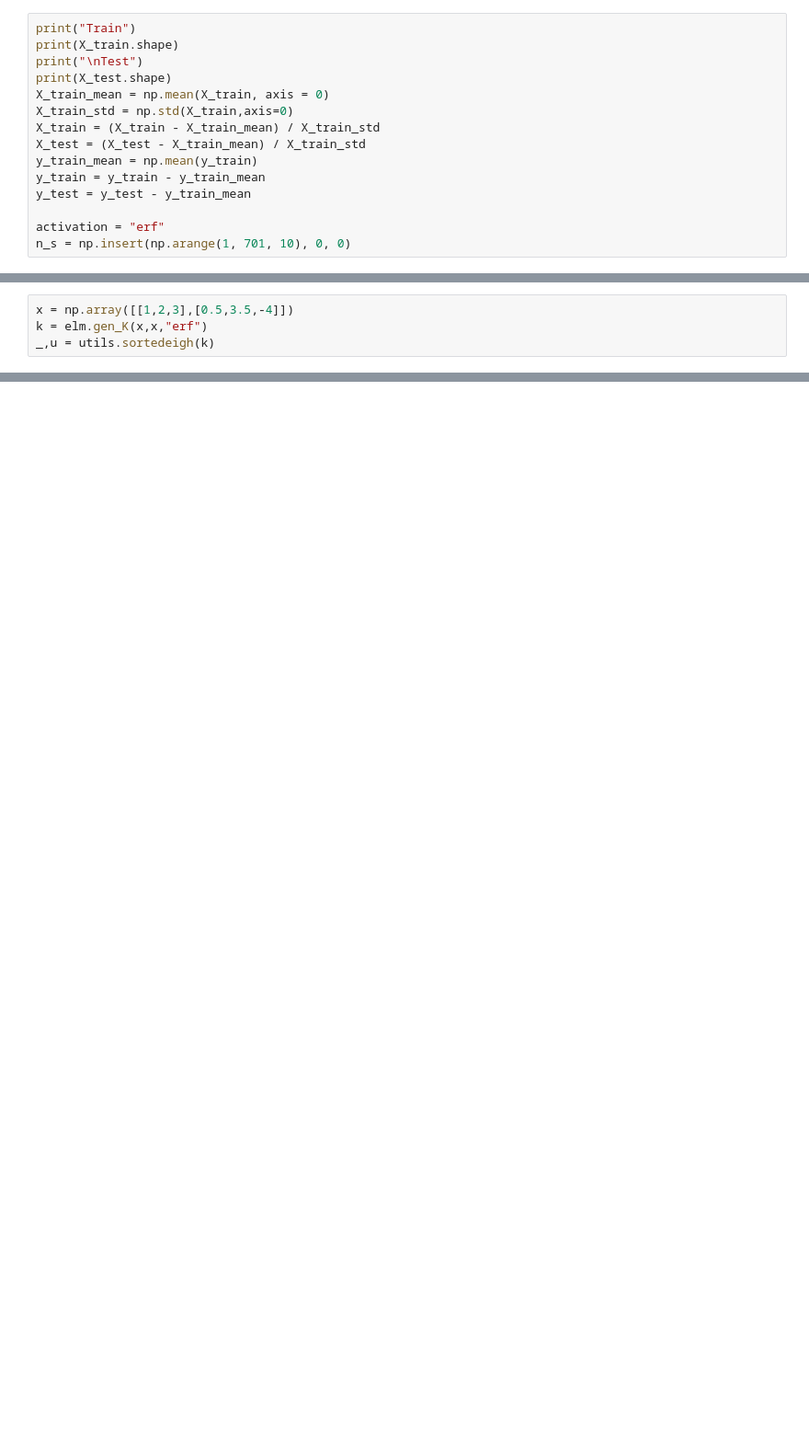
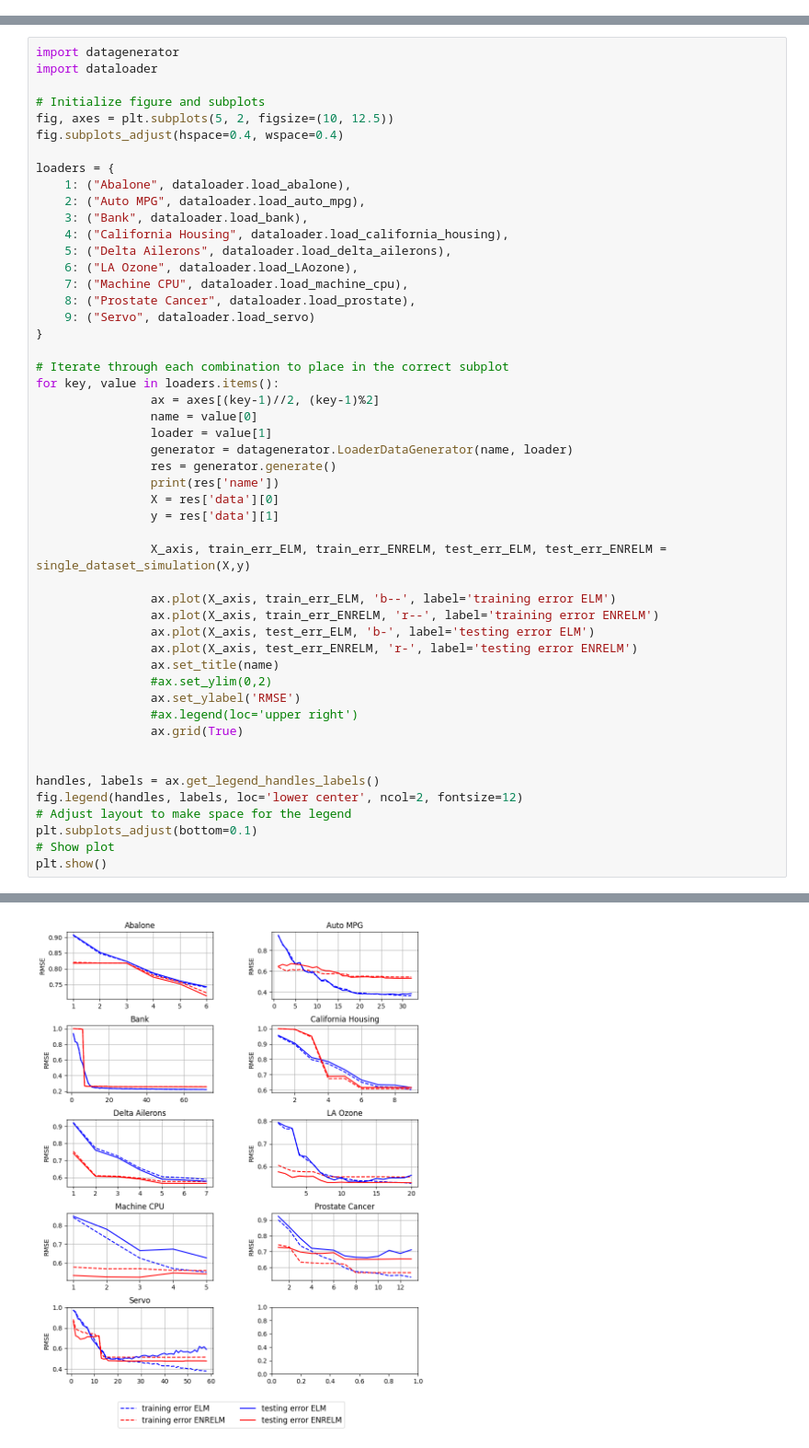
Before and after one commit to FabianoVeglianti/Effective-Non-Random-Extreme-Learning-Machine, a Jupyter notebook: experiments.ipynb, the cells around one changed output, grey strips where cells are left out. Shown at 92% size. Saved outputs shown, nothing was run; the diff lists cells and outputs as text; blank space fills up the shorter version.

```diff
--- a/experiments.ipynb
+++ b/experiments.ipynb
@@ -986,15 +0,0 @@ with open('y_test.npy', 'rb') as f:
-# %%
-print("Train")
-print(X_train.shape)
-print("\nTest")
-print(X_test.shape)
-X_train_mean = np.mean(X_train, axis = 0)
-X_train_std = np.std(X_train,axis=0)
-X_train = (X_train - X_train_mean) / X_train_std
-X_test = (X_test - X_train_mean) / X_train_std
-y_train_mean = np.mean(y_train)
-y_train = y_train - y_train_mean
-y_test = y_test - y_train_mean
-
-activation = "erf"
-n_s = np.insert(np.arange(1, 701, 10), 0, 0)
@@ -1221,4 +0,0 @@ print(L[600:])
-# %%
-x = np.array([[1,2,3],[0.5,3.5,-4]])
-k = elm.gen_K(x,x,"erf")
-_,u = utils.sortedeigh(k)
@@ -1262,0 +225,51 @@ test_error_NN = load_matrix("test_error_NN", dataset_dir)
+# %%
+import datagenerator
+import dataloader
+
+# Initialize figure and subplots
+fig, axes = plt.subplots(5, 2, figsize=(10, 12.5))
+fig.subplots_adjust(hspace=0.4, wspace=0.4)
+
+loaders = {
+    1: ("Abalone", dataloader.load_abalone),
+    2: ("Auto MPG", dataloader.load_auto_mpg),
+    3: ("Bank", dataloader.load_bank),
+    4: ("California Housing", dataloader.load_california_housing),
+    5: ("Delta Ailerons", dataloader.load_delta_ailerons),
+    6: ("LA Ozone", dataloader.load_LAozone),
+    7: ("Machine CPU", dataloader.load_machine_cpu),
+    8: ("Prostate Cancer", dataloader.load_prostate),
+    9: ("Servo", dataloader.load_servo)
+}
+
+# Iterate through each combination to place in the correct subplot
+for key, value in loaders.items():
+                ax = axes[(key-1)//2, (key-1)%2]
+                name = value[0]
+                loader = value[1]
+                generator = datagenerator.LoaderDataGenerator(name, loader)
+                res = generator.generate()
+                print(res['name'])
+                X = res['data'][0]
+                y = res['data'][1]
+
+                X_axis, train_err_ELM, train_err_ENRELM, test_err_ELM, test_err_ENRELM = single_dataset_simulation(X,y)
+
+                ax.plot(X_axis, train_err_ELM, 'b--', label='training error ELM')
+                ax.plot(X_axis, train_err_ENRELM, 'r--', label='training error ENRELM')
+                ax.plot(X_axis, test_err_ELM, 'b-', label='testing error ELM')
+                ax.plot(X_axis, test_err_ENRELM, 'r-', label='testing error ENRELM')
+                ax.set_title(name)
+                #ax.set_ylim(0,2)
+                ax.set_ylabel('RMSE')
+                #ax.legend(loc='upper right')
+                ax.grid(True)
+
+
+handles, labels = ax.get_legend_handles_labels()
+fig.legend(handles, labels, loc='lower center', ncol=2, fontsize=12)
+# Adjust layout to make space for the legend
+plt.subplots_adjust(bottom=0.1)
+# Show plot
+plt.show()
+# %% [output]
@@ -1262,0 +293 @@ test_error_NN = load_matrix("test_error_NN", dataset_dir)
+[figure, added]
```
Also changed, not shown: parts of 96 cells of this notebook, 17 other files.
